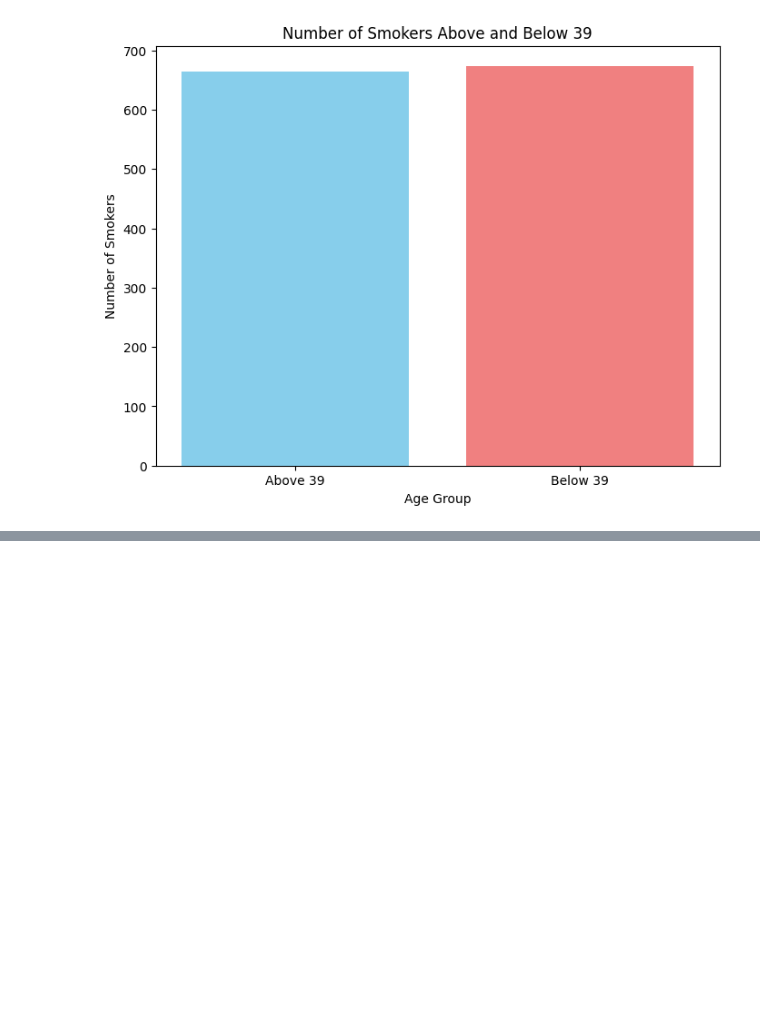
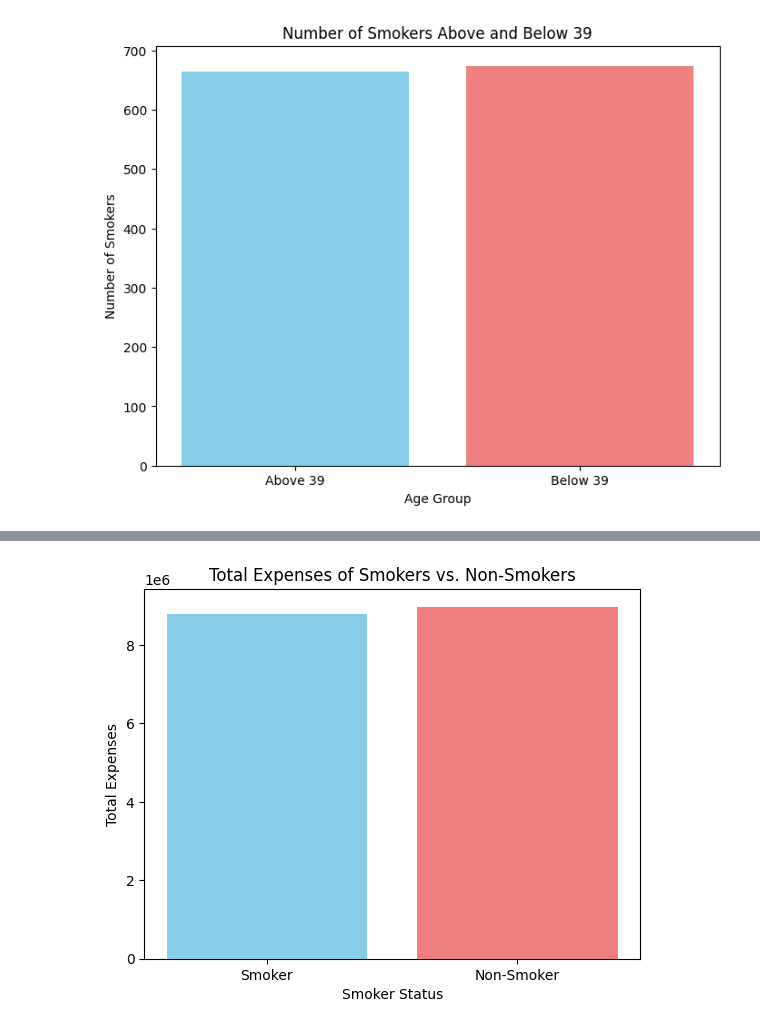
Before and after one commit to LAGISHETTYNANDITHA/2203A52097, a Jupyter notebook: daup_lab1.ipynb, the cells around one changed output, grey strips where cells are left out. Saved outputs shown, nothing was run; the diff lists cells and outputs as text; code cells hidden in the pictures; blank space fills up the shorter version.

```diff
--- a/daup_lab1.ipynb
+++ b/daup_lab1.ipynb
@@ -163,0 +178,13 @@ plt.show()
+# %%
+import matplotlib.pyplot as plt
+
+a = d[d['smoker'] == 1]['expenses'].sum()
+b = d[d['smoker'] == 0]['expenses'].sum()
+
+plt.bar(['Smoker', 'Non-Smoker'], [a, b], color=['skyblue', 'lightcoral'])
+plt.xlabel("Smoker Status")
+plt.ylabel("Total Expenses")
+plt.title("Total Expenses of Smokers vs. Non-Smokers")
+plt.show()
+# %% [output]
+[figure, added]
```
Also changed, not shown: parts of 4 cells of this notebook.
